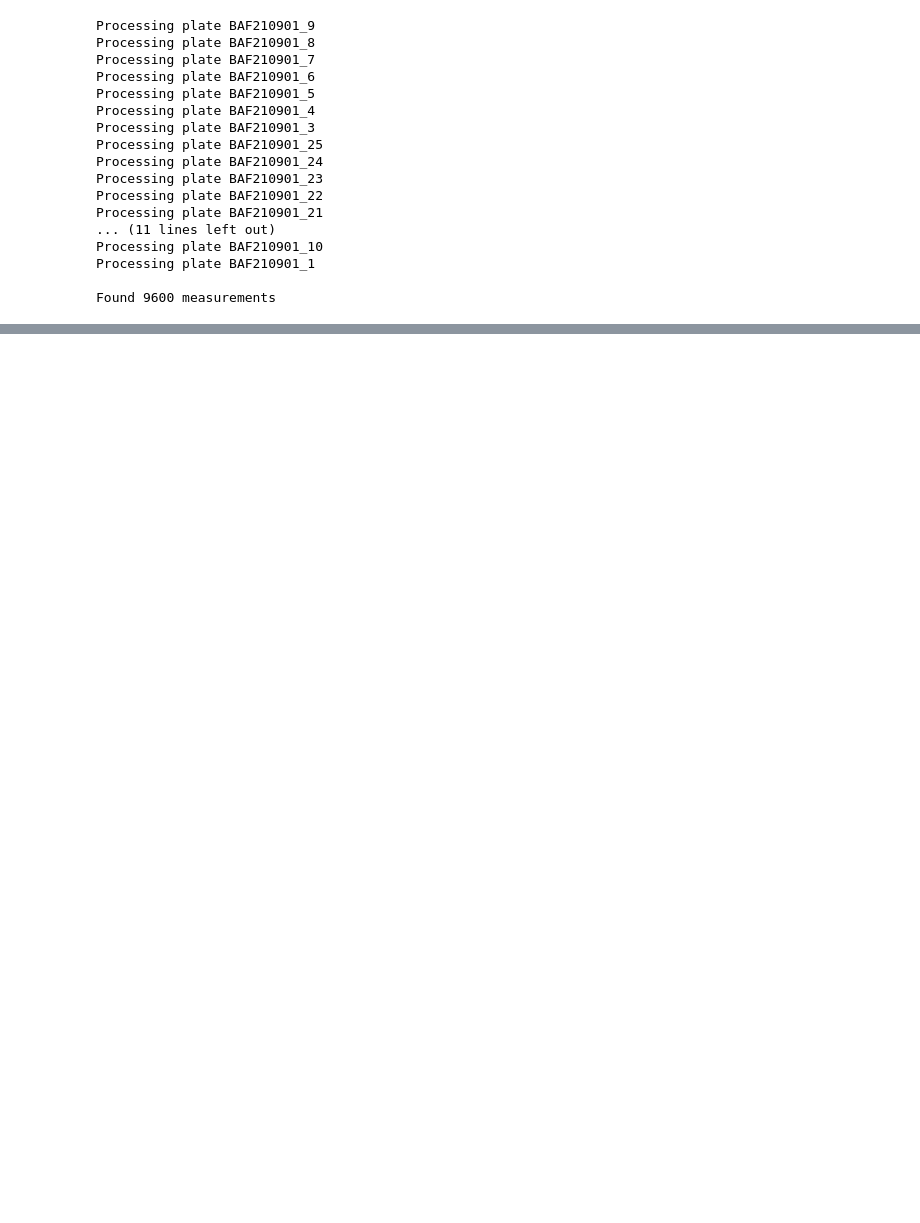
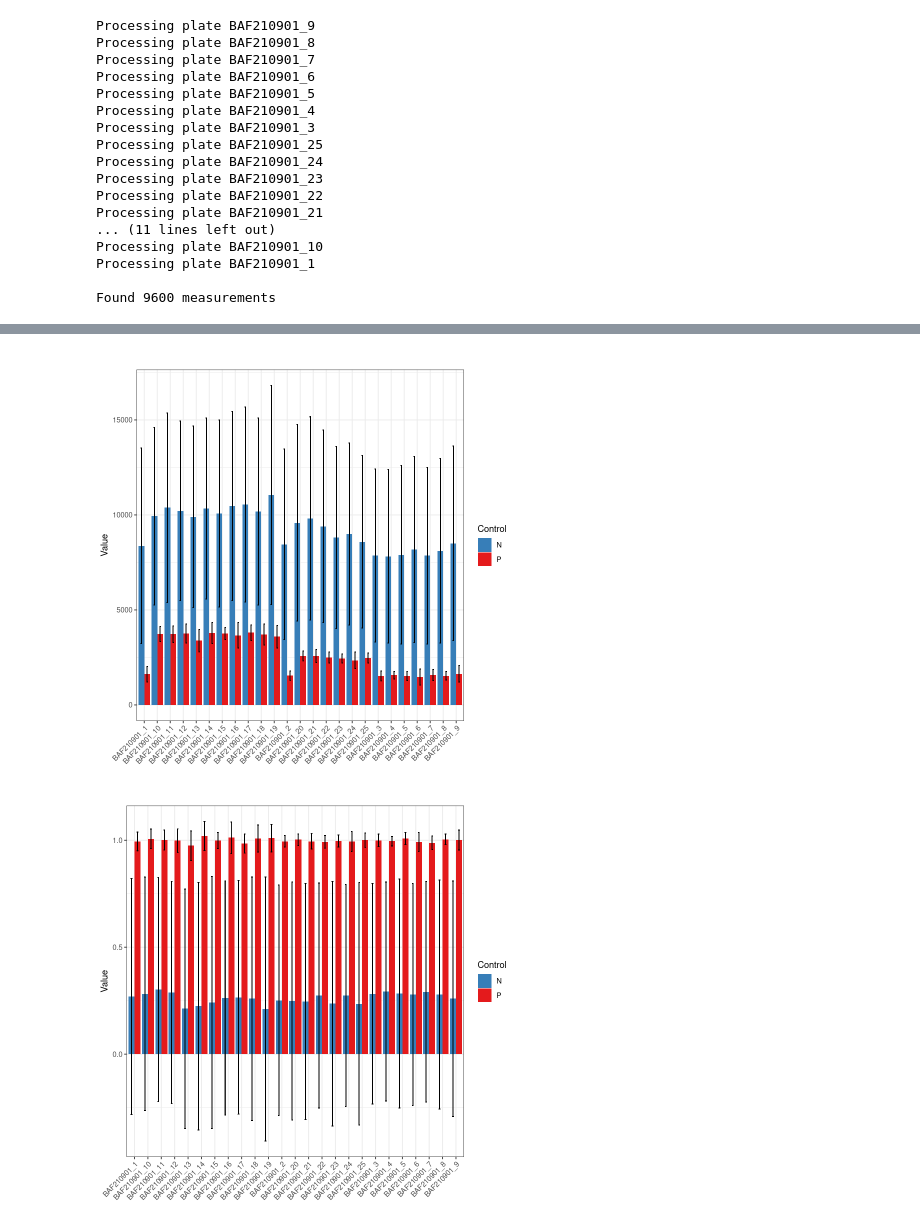
Before and after one commit to ETH-NEXUS/lab_data_management, a Jupyter notebook: api/notebooks/FirstReport.ipynb, the cells around one changed output, grey strips where cells are left out. Cells and saved outputs as stored; diff of their text form; code cells hidden in the pictures; blank space fills up the shorter version.

```diff
--- a/api/notebooks/FirstReport.ipynb
+++ b/api/notebooks/FirstReport.ipynb
@@ -190,0 +199,16 @@ Warning message:
+# %%
+condat = norm_data %>% filter(Control != 'C') %>%
+    mutate(X.Axis = paste(Plate, Control))
+mean_sd =  condat %>%
+    group_by(X.Axis) %>%
+    summarize(Value_mean = mean(Value), Value_sd=sd(Value), norm_mean=mean(norm), norm_sd=sd(norm))
+res_df = left_join(condat, mean_sd, by="X.Axis")
+
+plate_barplot_raw = create_plate_control_bar_plot(res_df, 'Plate', 'Value_mean', 'Control', 'Value_sd')
+plate_barplot_raw
+
+plate_barplot_norm = create_plate_control_bar_plot(res_df, 'Plate', 'norm_mean', 'Control', 'norm_sd')
+plate_barplot_norm
+# %% [output]
+[figure, added]
+[figure, added]
```
Also changed, not shown: parts of 11 cells of this notebook, 2 other files.
